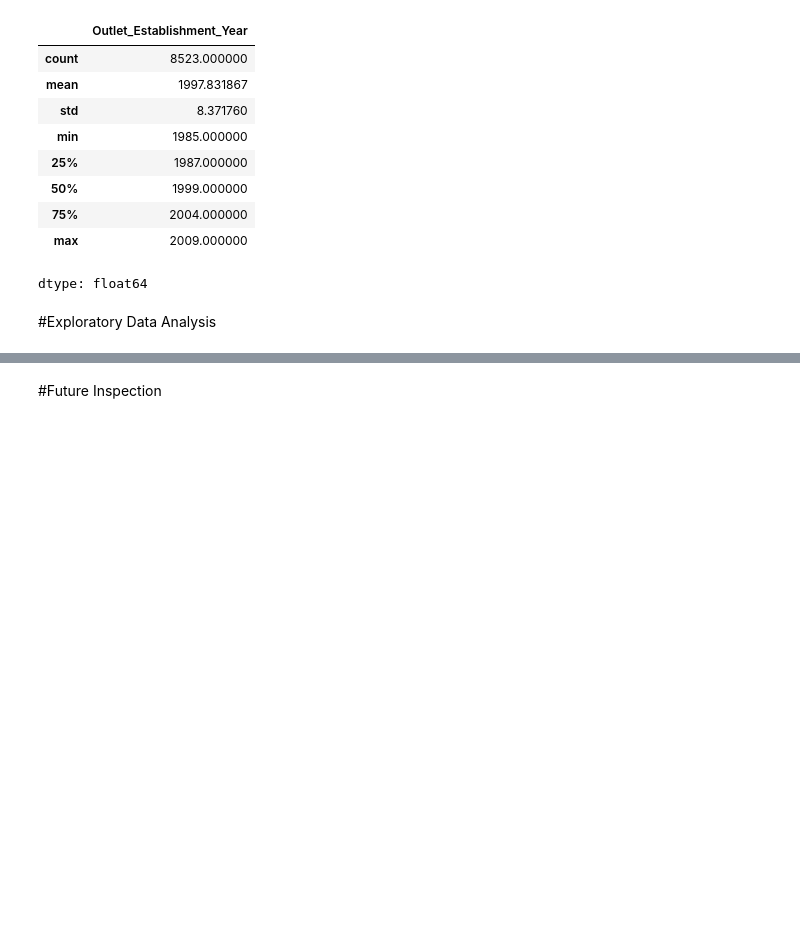
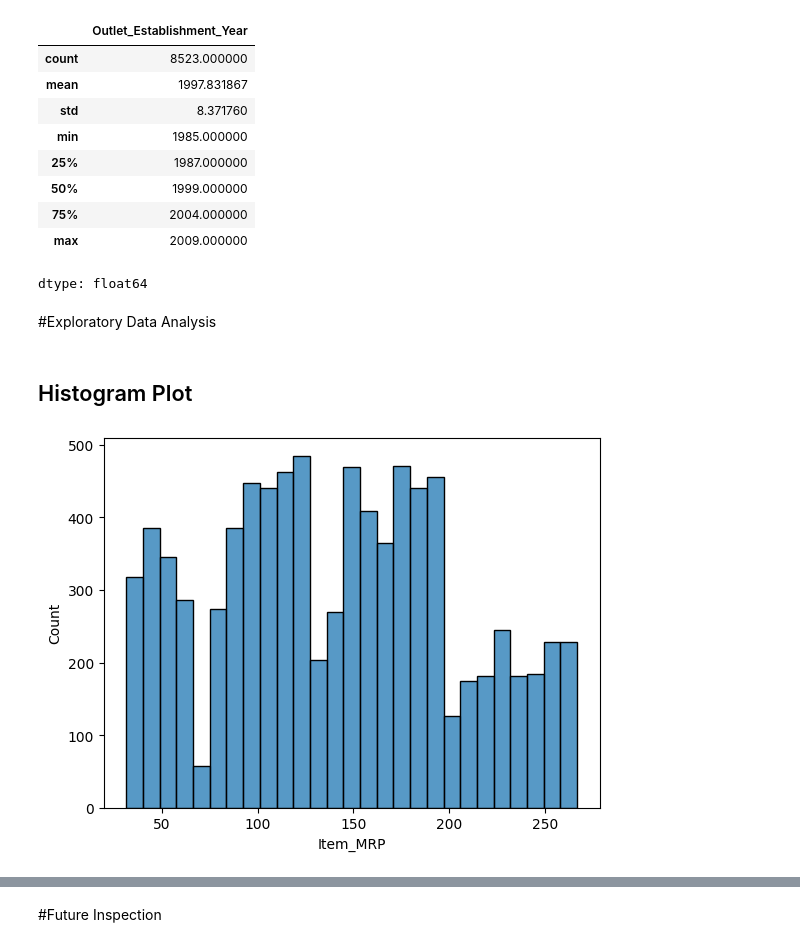
Before and after one commit to abeeraz379/Prediction-of-Product-sales, a Jupyter notebook: prediction of product sales.ipynb, the cells around one changed output, grey strips where cells are left out. Drawn from its saved outputs; the diff is of its cells as text; code cells hidden in the pictures; blank space fills up the shorter version.

```diff
--- a/prediction of product sales.ipynb
+++ b/prediction of product sales.ipynb
@@ -196,0 +207,6 @@ dtype: float64
+# %% [markdown]
+## Histogram Plot
+# %%
+ax =sns.histplot(data=df, x='Item_MRP')
+# %% [output]
+[figure, added]
```
Also changed, not shown: parts of 8 cells of this notebook.
